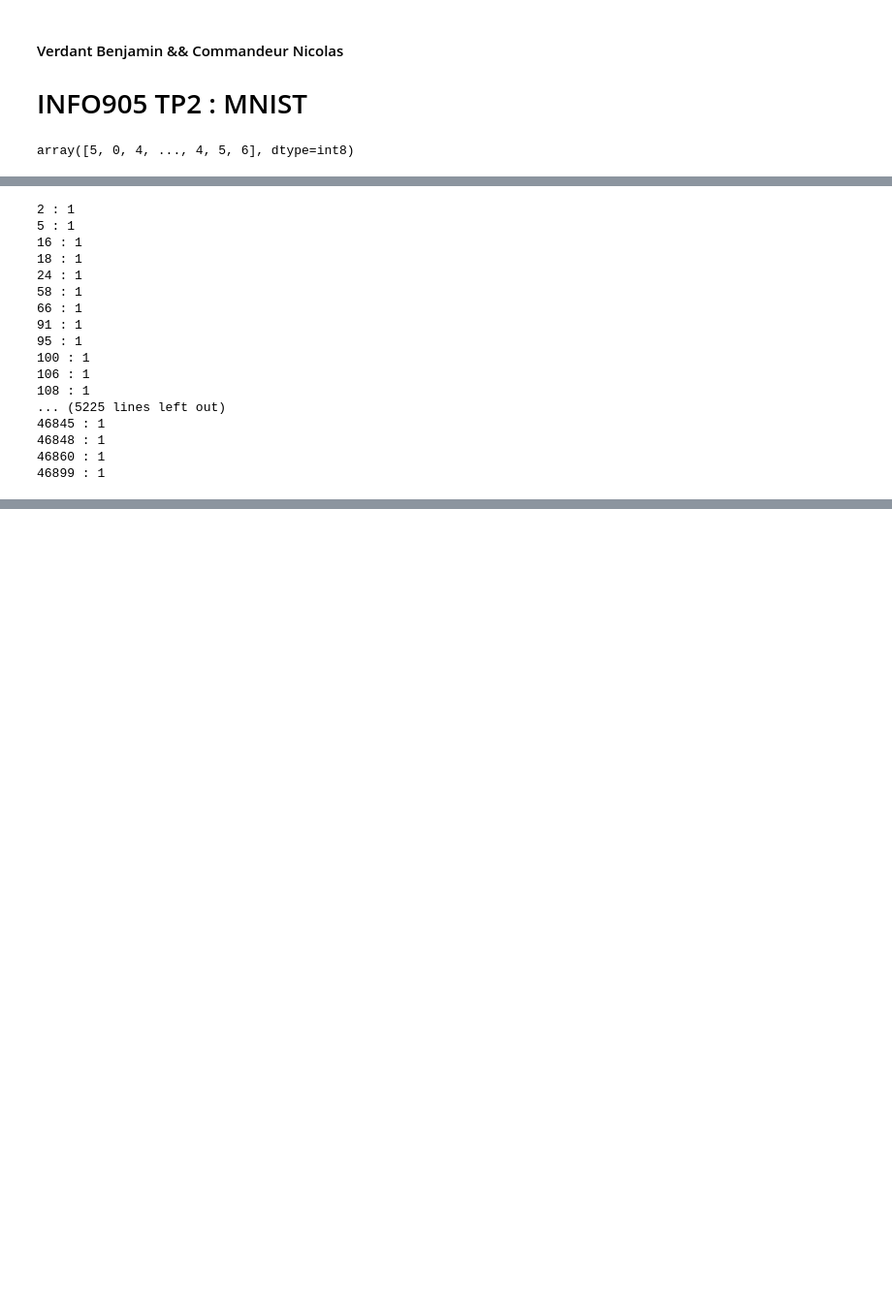
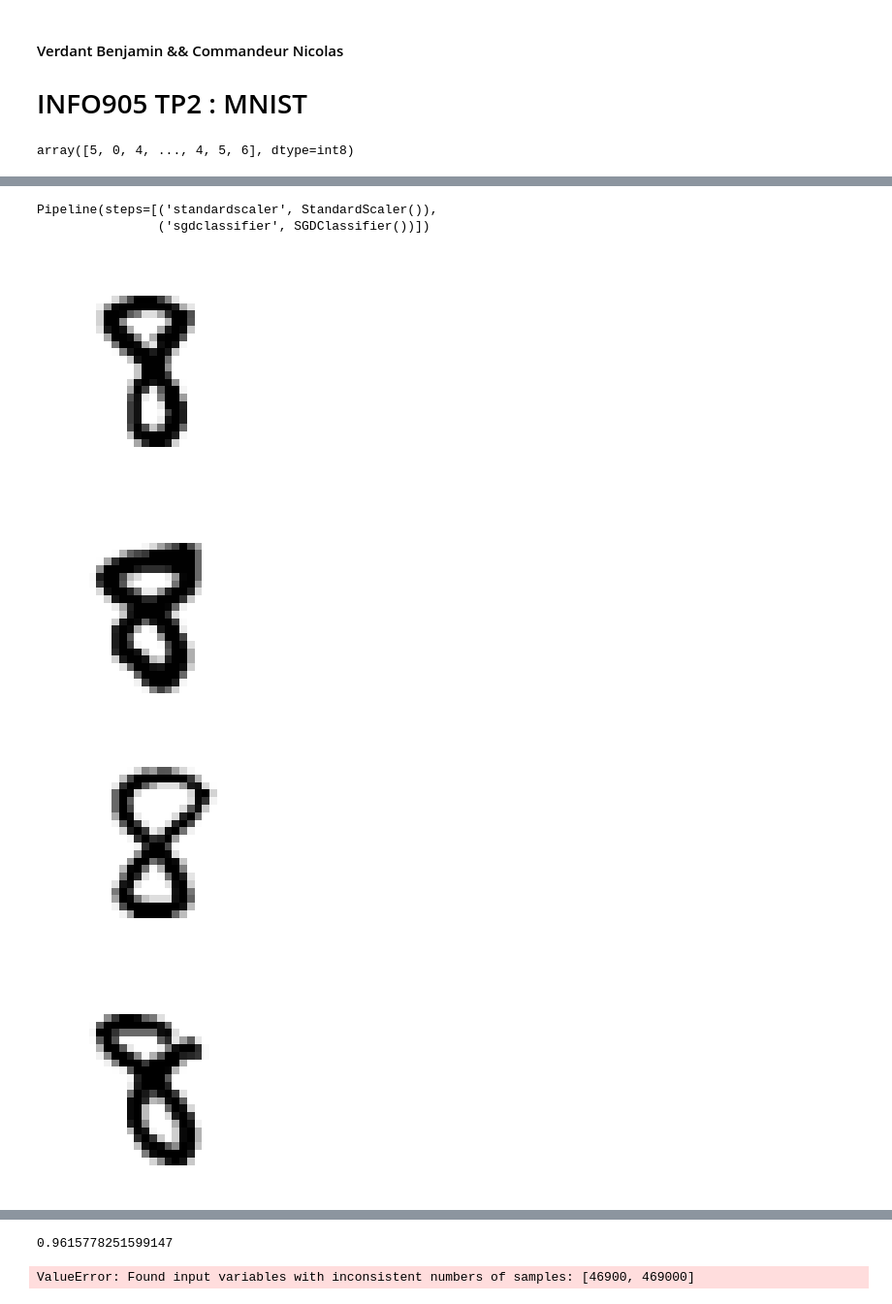
Before and after one commit to TP-Nicolas-Benjamin/INFO905_TP2, a Jupyter notebook: tp2.ipynb, the cells around one changed output, grey strips where cells are left out. Shown at 97% size. Cells and saved outputs as stored; diff of their text form; code cells hidden in the pictures; blank space fills up the shorter version.

```diff
--- a/tp2.ipynb
+++ b/tp2.ipynb
@@ -52,24 +56,22 @@ plt.show()
 # %%
 X = mnist_d_train
-Y = [i==1 for i in mnist_t_train]
-for i in range(len(Y)):
-    if Y[i] == True:
-        print(f"{i} : {mnist_t_train[i]}")
+clf=make_pipeline(StandardScaler(), SGDClassifier(tol=1e-3))
+Y = [i==8 for i in mnist_t_train]
+clf.fit(X, Y)
 # %% [output]
-2 : 1
-5 : 1
-16 : 1
-18 : 1
-24 : 1
-58 : 1
-66 : 1
-91 : 1
-95 : 1
-100 : 1
-106 : 1
-108 : 1
-... (5225 lines left out)
-46845 : 1
-46848 : 1
-46860 : 1
-46899 : 1
+Pipeline(steps=[('standardscaler', StandardScaler()),
+                ('sgdclassifier', SGDClassifier())])
+# %%
+predictions = clf.predict(mnist_d_test)
+for p in range(0, 100):
+    if predictions[p]:
+        digit = mnist_d_test[p]
+        digit_image = digit.reshape(28,28)
+        plt.imshow(digit_image, cmap=mpl.cm.binary, interpolation="nearest")
+        plt.axis("off")
+        plt.show()
+# %% [output]
+[figure, added]
+[figure, added]
+[figure, added]
+[figure, added]
@@ -75,0 +86,15 @@ for i in range(len(Y)):
+# %%
+print(f"Mean accuracy{clf.score(X, Y)}")
+print(f"")
+# %% [output]
+0.9615778251599147
+# %%
+forest = RandomForestClassifier(max_depth=2, random_state=0, n_jobs=-1)
+forest.classes_ = [i for i  in range(0,10)]
+forest.n_classes_ = 10
+forest.n_outputs_ = 10
+Y = [number==i for i in mnist_t_train for number in range(0,10)]
+forest.fit(X,Y)
+print(forest.classes_)
+# %% [output]
+ValueError: Found input variables with inconsistent numbers of samples: [46900, 469000]
```
Also changed, not shown: parts of 5 cells of this notebook.
